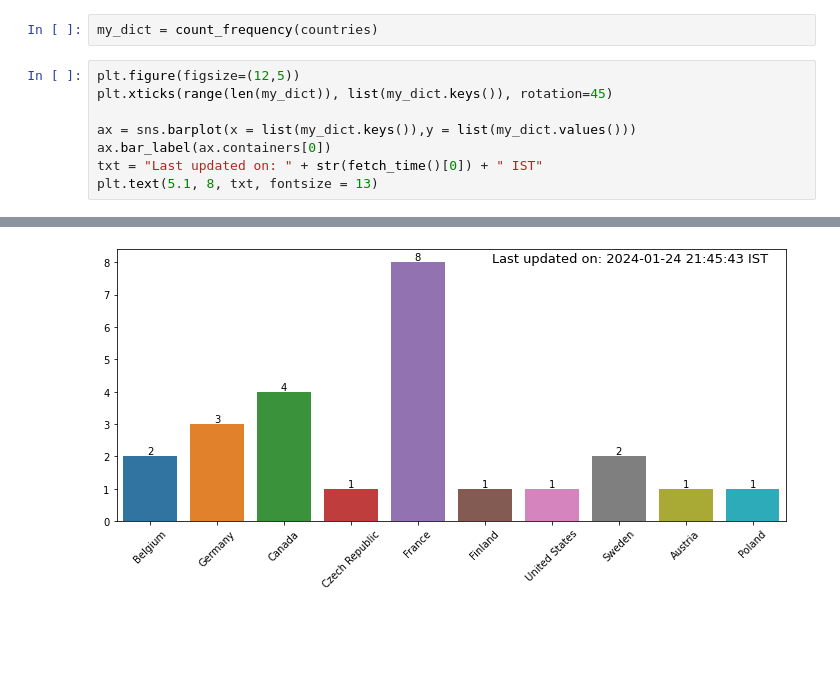
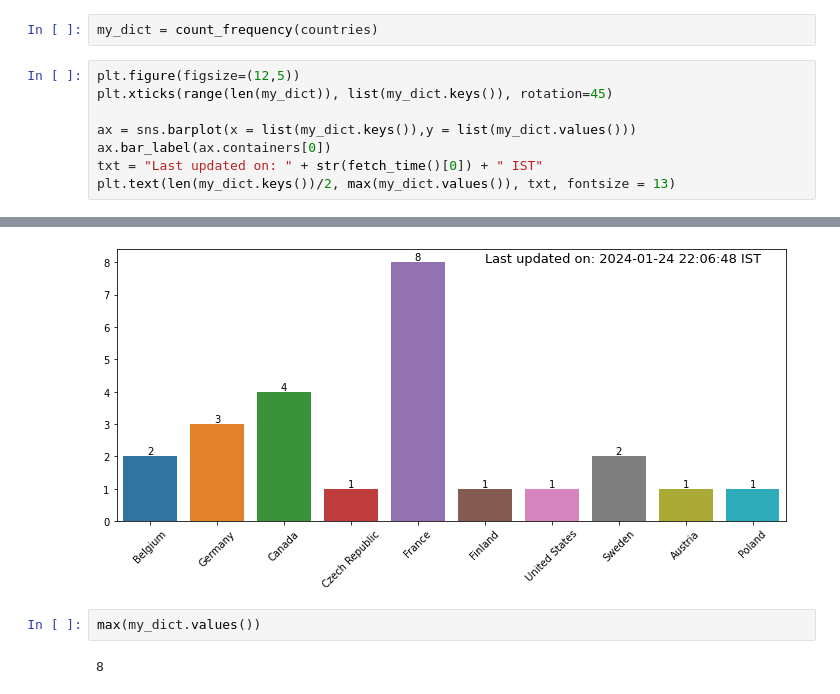
Before and after one commit to pradhanhitesh/FENS-JobsAlert, a Jupyter notebook: main.ipynb, the cells around one changed output, grey strips where cells are left out. Saved outputs shown, nothing was run; the diff lists cells and outputs as text; blank space fills up the shorter version.

```diff
--- a/main.ipynb
+++ b/main.ipynb
@@ -328,5 +328,5 @@ plt.xticks(range(len(my_dict)), list(my_dict.keys()), rotation=45)
 ax = sns.barplot(x = list(my_dict.keys()),y = list(my_dict.values()))
 ax.bar_label(ax.containers[0])
 txt = "Last updated on: " + str(fetch_time()[0]) + " IST"
-plt.text(5.1, 8, txt, fontsize = 13)
+plt.text(len(my_dict.keys())/2, max(my_dict.values()), txt, fontsize = 13)
 # %% [output]
@@ -334 +334,5 @@ Text(5.1, 8, 'Last updated on: 2024-01-24 21:45:43 IST')
-[figure, old version]
+[figure, new version]
+# %%
+max(my_dict.values())
+# %% [output]
+8
```
Also changed, not shown: parts of 1 cell of this notebook, 1 other file.
